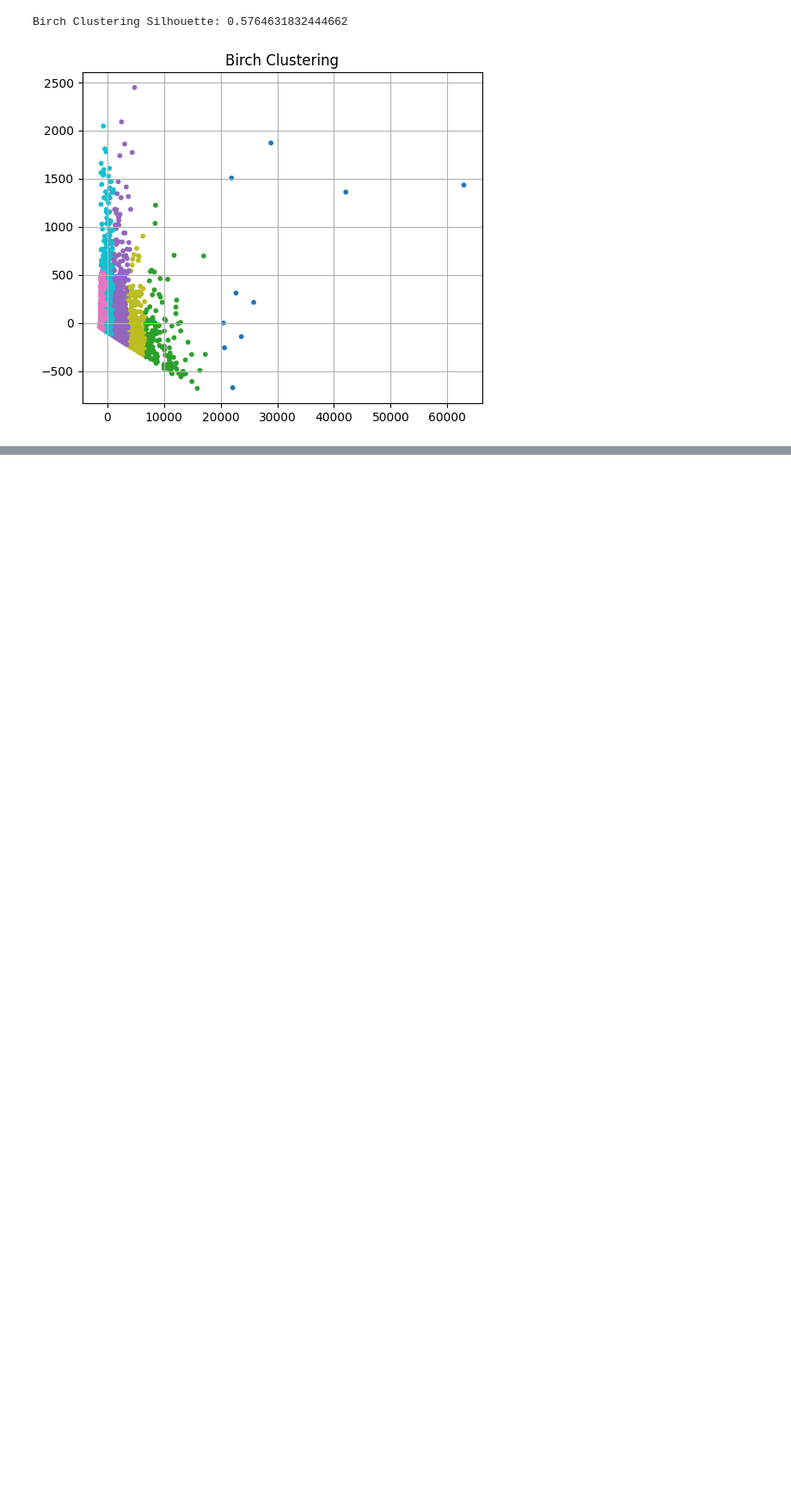
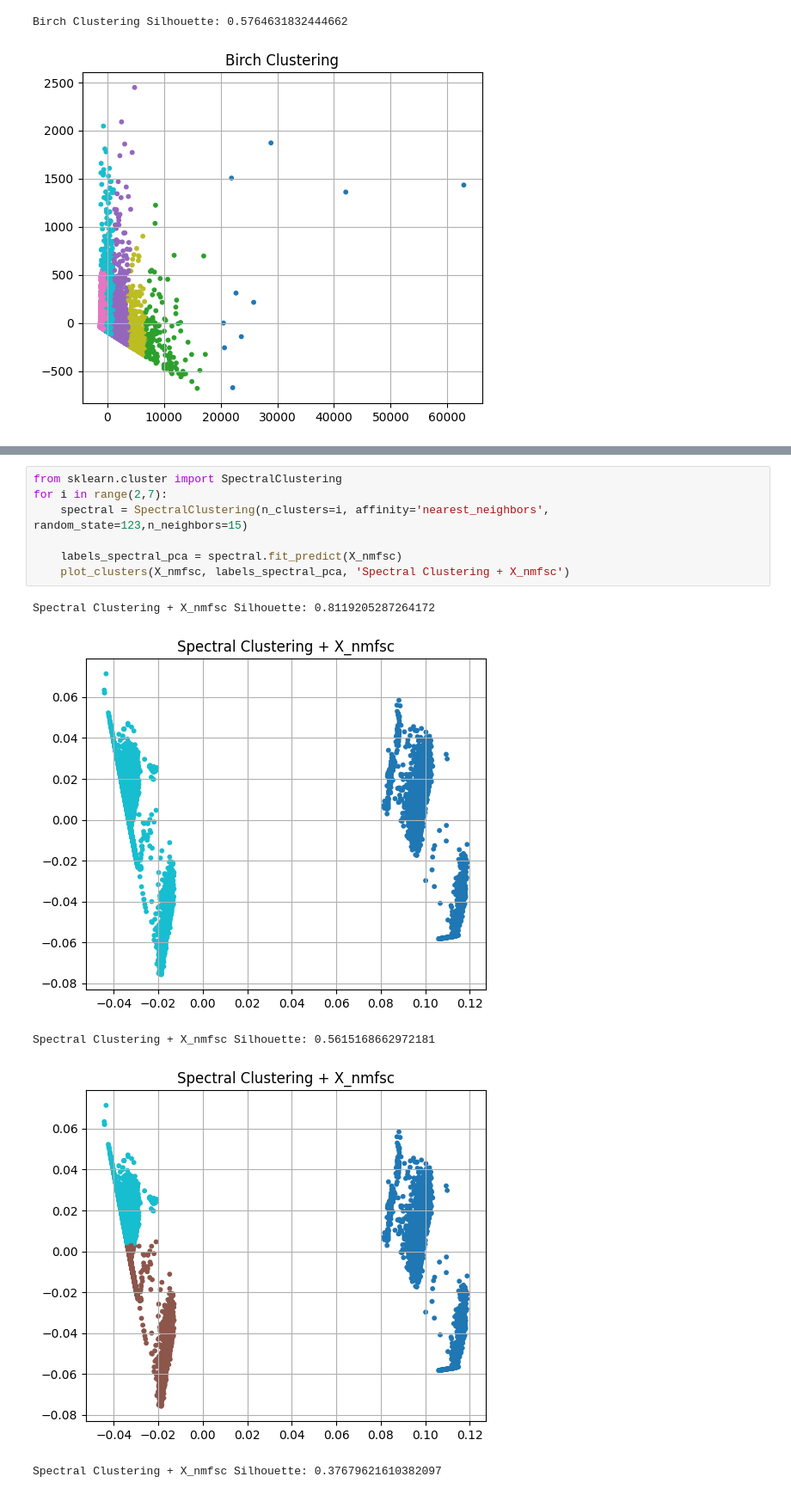
Before and after one commit to NikolaDjajic/Diplomski, a Jupyter notebook: shopper_intention_clustering.ipynb, the cells around one changed output, grey strips where cells are left out. Shown at 86% size. Cells and saved outputs as stored; diff of their text form; blank space fills up the shorter version.

```diff
--- a/shopper_intention_clustering.ipynb
+++ b/shopper_intention_clustering.ipynb
@@ -232,0 +263,13 @@ Birch Clustering Silhouette: 0.5764631832444662
+# %%
+from sklearn.cluster import SpectralClustering
+for i in range(2,7):
+    spectral = SpectralClustering(n_clusters=i, affinity='nearest_neighbors', random_state=123,n_neighbors=15)
+
+    labels_spectral_pca = spectral.fit_predict(X_nmfsc)
+    plot_clusters(X_nmfsc, labels_spectral_pca, 'Spectral Clustering + X_nmfsc')
+# %% [output]
+Spectral Clustering + X_nmfsc Silhouette: 0.8119205287264172
+[figure, added]
+Spectral Clustering + X_nmfsc Silhouette: 0.5615168662972181
+[figure, added]
+Spectral Clustering + X_nmfsc Silhouette: 0.37679621610382097
```
Also changed, not shown: parts of 10 cells of this notebook, 1 other file.
